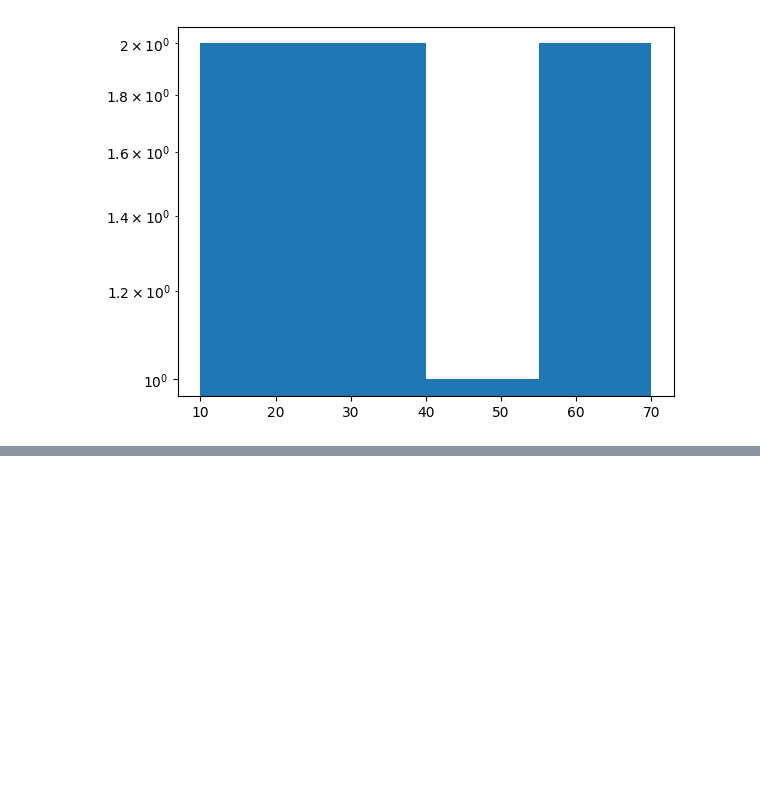
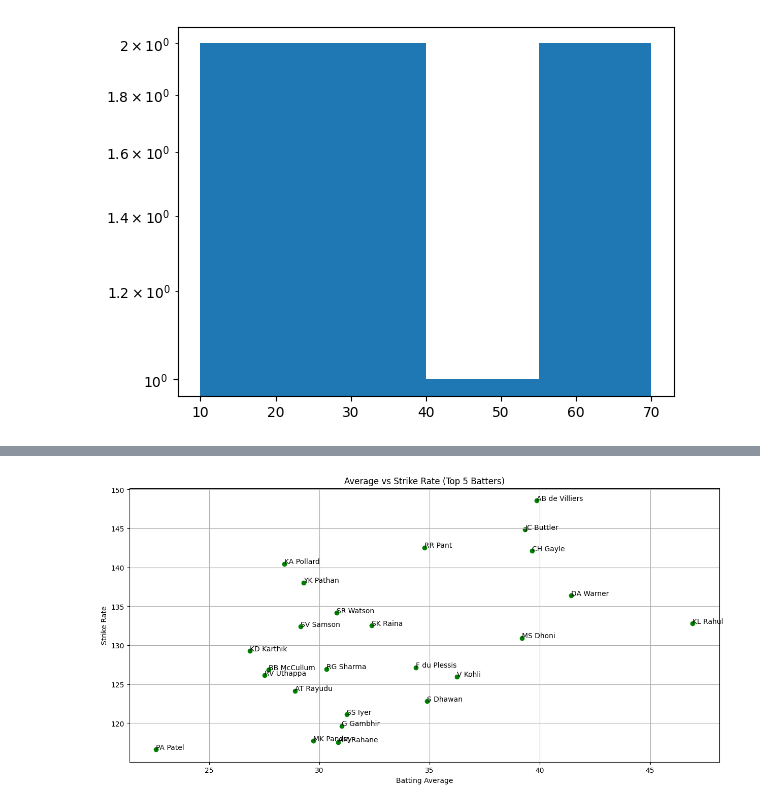
Before and after one commit to raaeel640/colab-work, a Jupyter notebook: Matplotlib.ipynb, the cells around one changed output, grey strips where cells are left out. Drawn from its saved outputs; the diff is of its cells as text; code cells hidden in the pictures; blank space fills up the shorter version.

```diff
--- a/Matplotlib.ipynb
+++ b/Matplotlib.ipynb
@@ -185,0 +245,5 @@ plt.savefig('sample.png')
+# %%
+import pandas as pd
+
+batter = pd.read_csv('batter.csv')
+batter.head(25)
@@ -185,0 +268,15 @@ plt.savefig('sample.png')
+# %%
+import matplotlib.pyplot as plt
+subset = batter.head(25)
+
+plt.figure(figsize=(15,7))
+plt.scatter(subset['avg'], subset['strike_rate'], color='green', marker='o')
+plt.title('Average vs Strike Rate (Top 5 Batters)')
+plt.xlabel('Batting Average')
+plt.ylabel('Strike Rate')
+plt.grid()
+for i in range(subset.shape[0]):
+    plt.text(subset['avg'].values[i],subset['strike_rate'].values[i],subset['batter'].values[i])
+plt.show()
+# %% [output]
+[figure, added]
```
Also changed, not shown: parts of 38 cells of this notebook.
